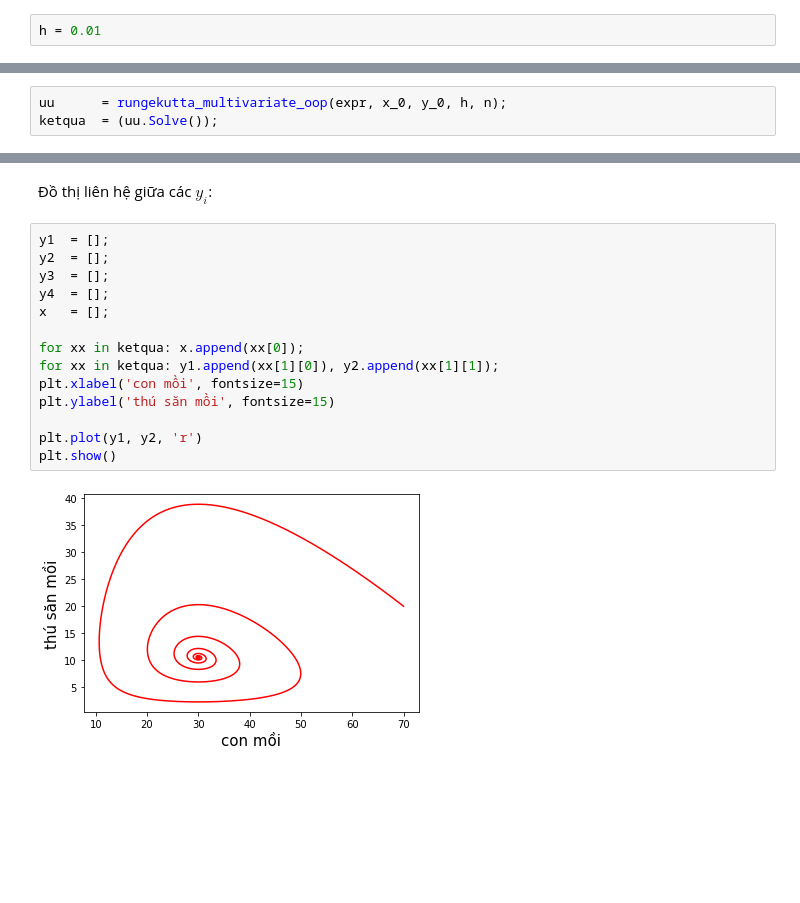
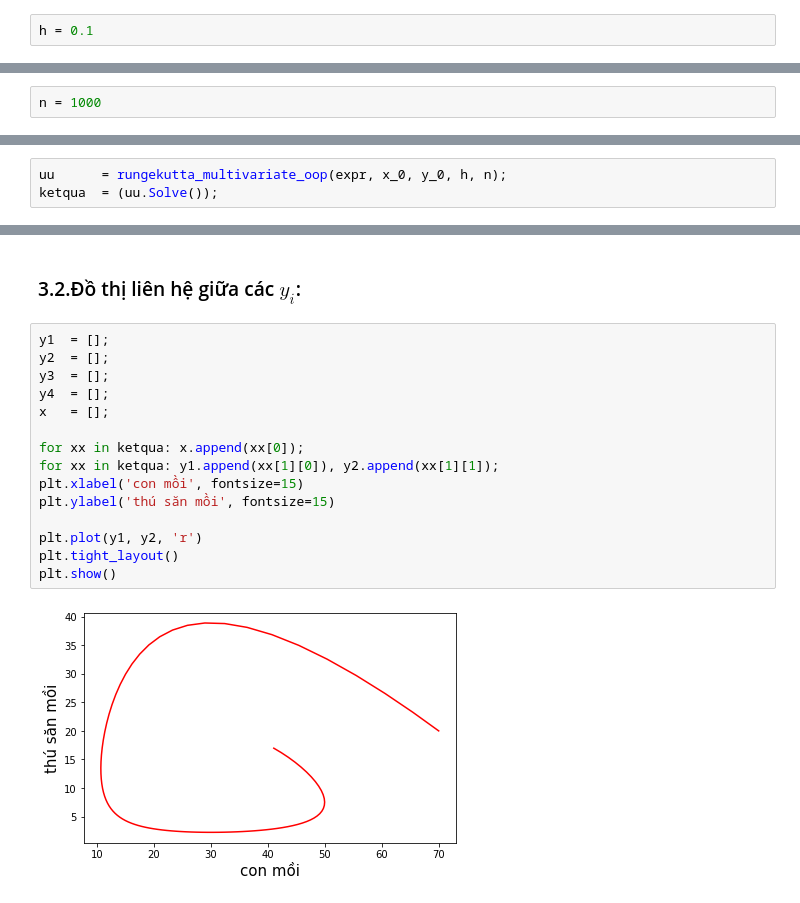
Before and after one commit to Talented-K64MI/MI3040-Numerical-Analysis, a Jupyter notebook: Topic 5 - Solving Differential Equations/28.Runge_Kutta/main_rungekutta_multivar.ipynb, the cells around one changed output, grey strips where cells are left out. Cells and saved outputs as stored; diff of their text form; blank space fills up the shorter version.

```diff
--- a/Topic 5 - Solving Differential Equations/28.Runge_Kutta/main_rungekutta_multivar.ipynb
+++ b/Topic 5 - Solving Differential Equations/28.Runge_Kutta/main_rungekutta_multivar.ipynb
@@ -45,6 +45,6 @@ y_0 = [70, 20]
 # %% [markdown]
 Nhập khoảng cách giữa 2 điểm liên tiếp $h = x_{i} - x_{i-1}$
 # %%
-h = 0.01
+h = 0.1
 # %% [markdown]
 Nhập số mốc của lưới điểm $n$
@@ -53,3 +51,5 @@ n = int(100/0.01)
+# %%
+n = 1000
 # %% [markdown]
 ## 2. Giải PTVP và in ra kết quả
 Cấp chính xác:
@@ -112,18 +112,19 @@ plt.show()
 # %% [markdown]
-Đồ thị liên hệ giữa các $y_{i}$:
+### 3.2.Đồ thị liên hệ giữa các $y_{i}$:
 # %%
 y1  = [];
 y2  = [];
 y3  = [];
 y4  = [];
 x   = [];
 
 for xx in ketqua: x.append(xx[0]);
 for xx in ketqua: y1.append(xx[1][0]), y2.append(xx[1][1]);
 plt.xlabel('con mồi', fontsize=15)
 plt.ylabel('thú săn mồi', fontsize=15)
 
 plt.plot(y1, y2, 'r')
+plt.tight_layout()
 plt.show()
 # %% [output]
-[figure, old version]
+[figure, new version]
```
Also changed, not shown: parts of 4 cells of this notebook.
